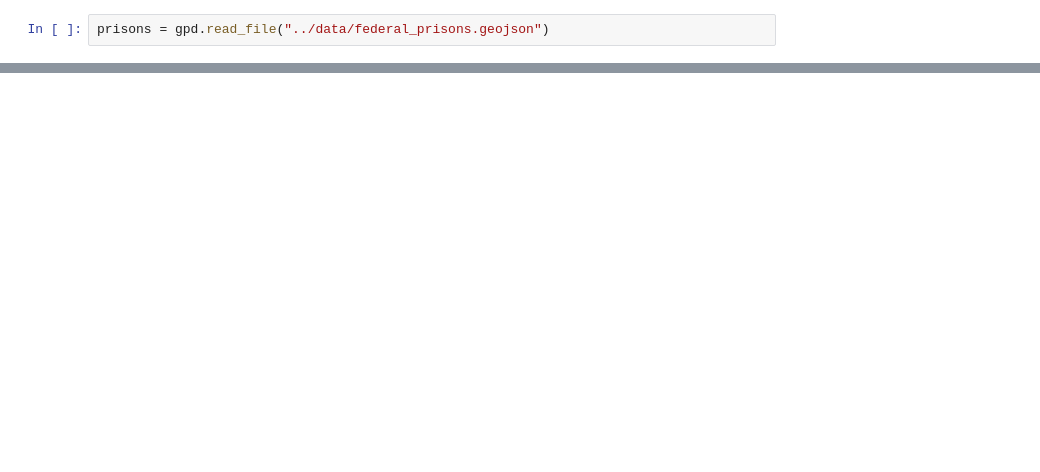
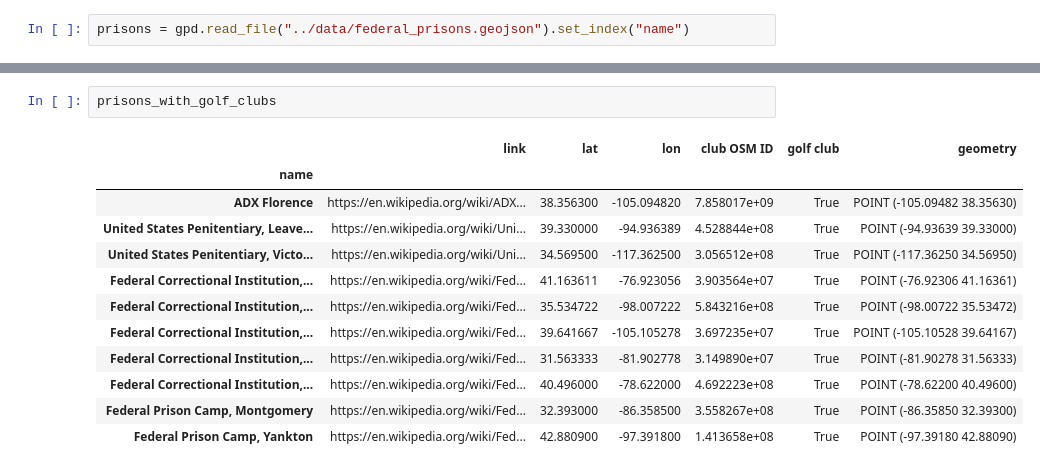
Before and after one commit to mattallinson/maps, a Jupyter notebook: notebooks/Golf-course_federal-prisons.ipynb, the cells around one changed output, grey strips where cells are left out. Drawn from its saved outputs; the diff is of its cells as text; blank space fills up the shorter version.

Commit message:
adds Federal Prisons with Golf Courses project

```diff
--- a/notebooks/Golf-course_federal-prisons.ipynb
+++ b/notebooks/Golf-course_federal-prisons.ipynb
@@ -68,2 +80,2 @@ def prison_geojson_maker():
 # %%
-prisons = gpd.read_file("../data/federal_prisons.geojson")
+prisons = gpd.read_file("../data/federal_prisons.geojson").set_index("name")
@@ -72,0 +179,15 @@ prisons = gpd.read_file("../data/federal_prisons.geojson")
+# %%
+prisons_with_golf_clubs
+# %% [output]
+|  | link | lat | lon | club OSM ID | golf club | geometry |
+| name |  |  |  |  |  |  |
+| ADX Florence | https://en.wikipedia.org/wiki/ADX... | 38.356300 | -105.094820 | 7.858017e+09 | True | POINT (-105.09482 38.35630) |
+| United States Penitentiary, Leave... | https://en.wikipedia.org/wiki/Uni... | 39.330000 | -94.936389 | 4.528844e+08 | True | POINT (-94.93639 39.33000) |
+| United States Penitentiary, Victo... | https://en.wikipedia.org/wiki/Uni... | 34.569500 | -117.362500 | 3.056512e+08 | True | POINT (-117.36250 34.56950) |
+| Federal Correctional Institution,... | https://en.wikipedia.org/wiki/Fed... | 41.163611 | -76.923056 | 3.903564e+07 | True | POINT (-76.92306 41.16361) |
+| Federal Correctional Institution,... | https://en.wikipedia.org/wiki/Fed... | 35.534722 | -98.007222 | 5.843216e+08 | True | POINT (-98.00722 35.53472) |
+| Federal Correctional Institution,... | https://en.wikipedia.org/wiki/Fed... | 39.641667 | -105.105278 | 3.697235e+07 | True | POINT (-105.10528 39.64167) |
+| Federal Correctional Institution,... | https://en.wikipedia.org/wiki/Fed... | 31.563333 | -81.902778 | 3.149890e+07 | True | POINT (-81.90278 31.56333) |
+| Federal Correctional Institution,... | https://en.wikipedia.org/wiki/Fed... | 40.496000 | -78.622000 | 4.692223e+08 | True | POINT (-78.62200 40.49600) |
+| Federal Prison Camp, Montgomery | https://en.wikipedia.org/wiki/Fed... | 32.393000 | -86.358500 | 3.558267e+08 | True | POINT (-86.35850 32.39300) |
+| Federal Prison Camp, Yankton | https://en.wikipedia.org/wiki/Fed... | 42.880900 | -97.391800 | 1.413658e+08 | True | POINT (-97.39180 42.88090) |
```
Also changed, not shown: parts of 9 cells of this notebook, 2 other files.
